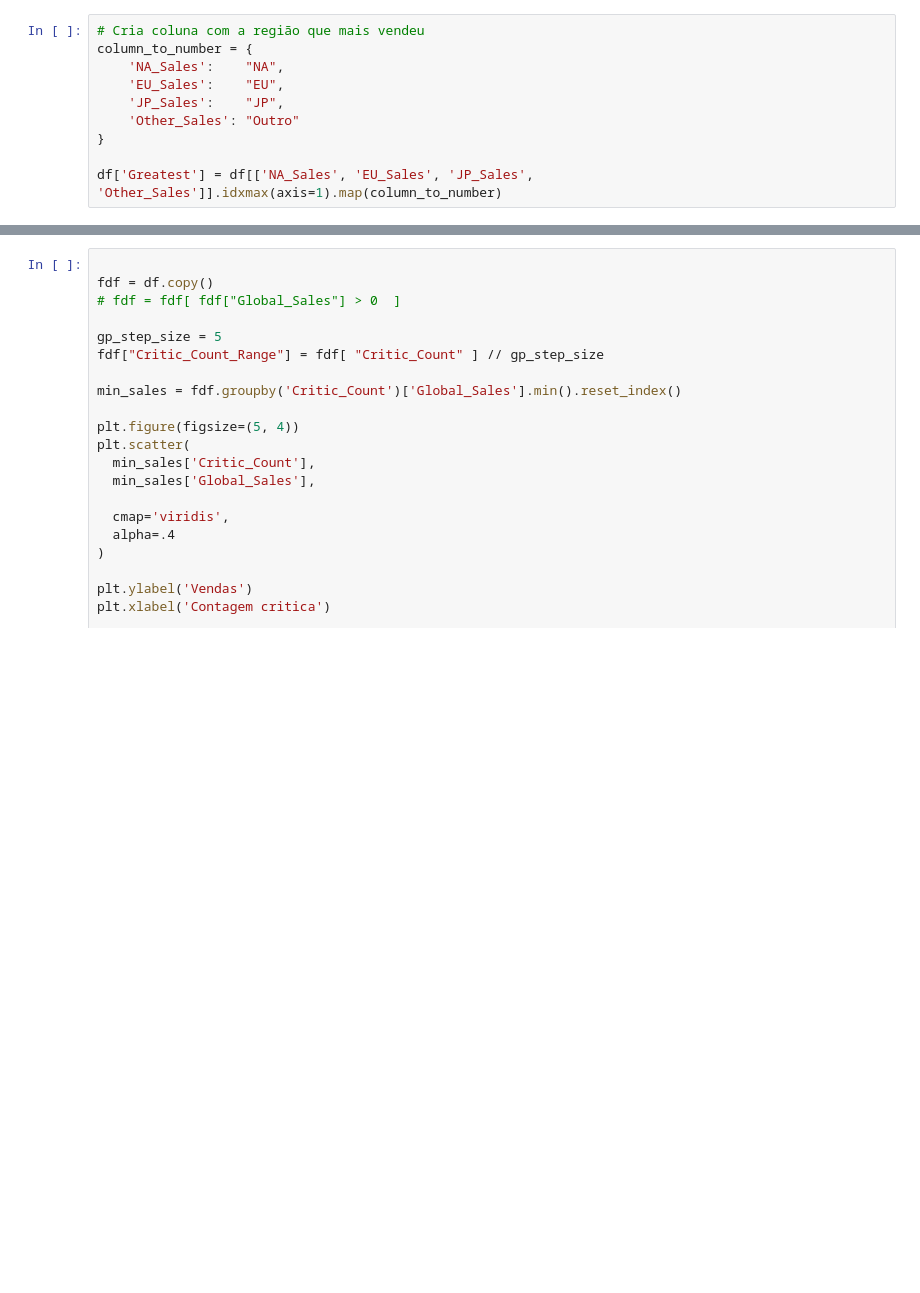
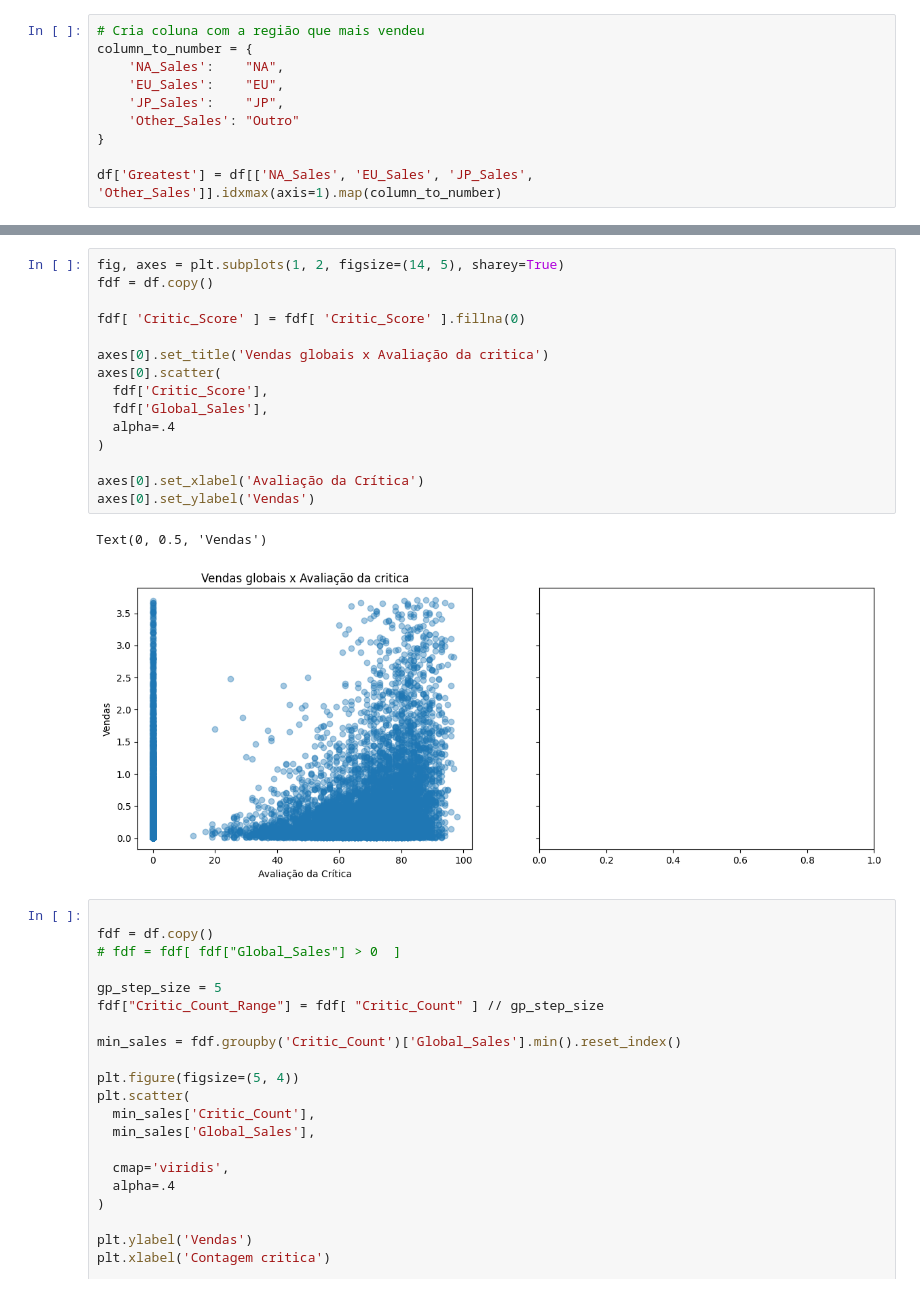
Before and after one commit to wolke412/topicos-4, a Jupyter notebook: regression.ipynb, the cells around one changed output, grey strips where cells are left out. Saved outputs shown, nothing was run; the diff lists cells and outputs as text; blank space fills up the shorter version.

```diff
--- a/regression.ipynb
+++ b/regression.ipynb
@@ -67,3 +111,21 @@ plt.show()
+# %%
+fig, axes = plt.subplots(1, 2, figsize=(14, 5), sharey=True)
+fdf = df.copy()
+
+fdf[ 'Critic_Score' ] = fdf[ 'Critic_Score' ].fillna(0)
+
+axes[0].set_title('Vendas globais x Avaliação da critica')
+axes[0].scatter(
+  fdf['Critic_Score'],
+  fdf['Global_Sales'],
+  alpha=.4
+)
+
+axes[0].set_xlabel('Avaliação da Crítica')
+axes[0].set_ylabel('Vendas')
+# %% [output]
+Text(0, 0.5, 'Vendas')
+[figure, added]
 # %%
 
 fdf = df.copy()
```
Also changed, not shown: parts of 6 cells of this notebook, 3 other files.
